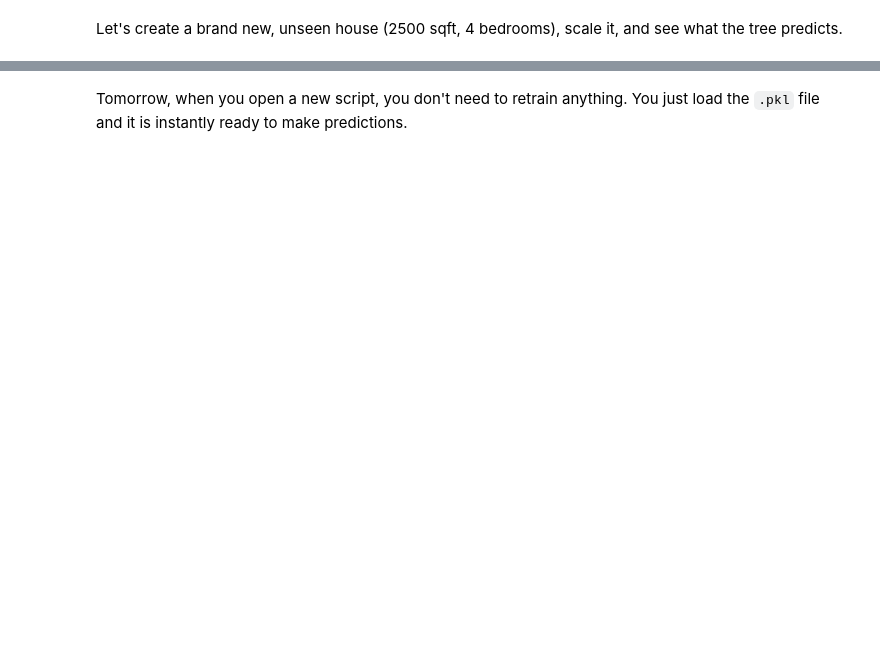
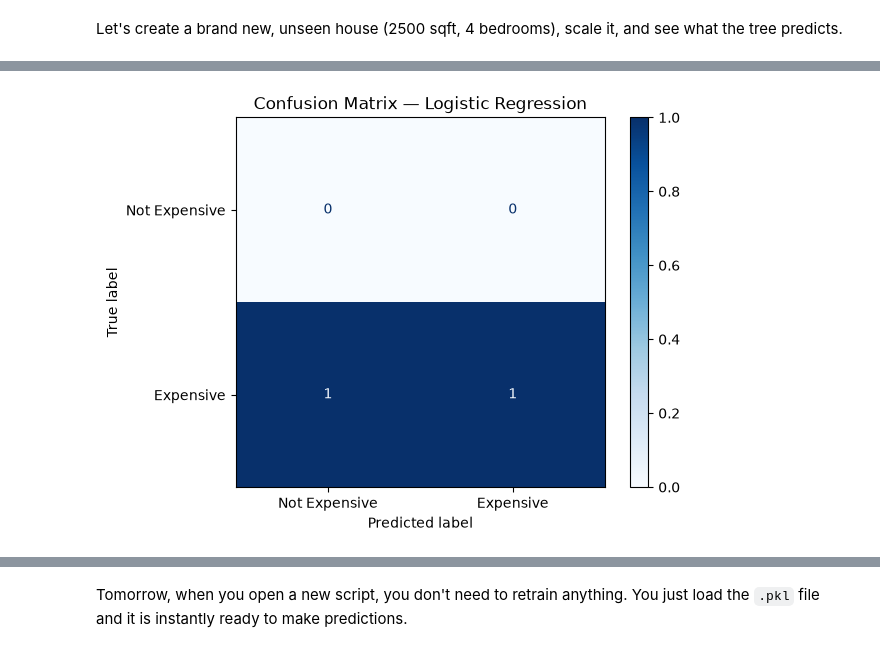
Before and after one commit to Argivist/Python-Package-Tutorial-and-Guidebooks, a Jupyter notebook: SciKit.ipynb, the cells around one changed output, grey strips where cells are left out. Cells and saved outputs as stored; diff of their text form; code cells hidden in the pictures; blank space fills up the shorter version.

```diff
--- a/SciKit.ipynb
+++ b/SciKit.ipynb
@@ -92,8 +125,19 @@ Let's initialize a classification model called Logistic Regression and train it.
-# %%
-from sklearn.linear_model import LogisticRegression
-
-# Initialize the model
-clf_model = LogisticRegression()
-
-# Train the model using the training clues and training answers
-clf_model.fit(X_train_scaled, y_train)
+# %%
+from sklearn.linear_model import LogisticRegression
+from sklearn.ensemble import RandomForestClassifier
+from sklearn.svm import SVC
+
+# --- Option 1: Logistic Regression ---
+# Good default for binary classification problems
+clf_lr = LogisticRegression()
+clf_lr.fit(X_train_scaled, y_train)
+
+# --- Option 2: Random Forest ---
+# An ensemble of many decision trees — often more accurate on messy data
+clf_rf = RandomForestClassifier(n_estimators=100, random_state=42)
+clf_rf.fit(X_train_scaled, y_train)
+
+# --- Option 3: Support Vector Machine ---
+# Finds the widest possible boundary between classes
+clf_svc = SVC()
+clf_svc.fit(X_train_scaled, y_train)
@@ -183,0 +441,16 @@ shopper_data
+# %%
+from sklearn.metrics import confusion_matrix, ConfusionMatrixDisplay
+import matplotlib.pyplot as plt
+
+# Re-use the Logistic Regression model from Part 4
+clf_lr = LogisticRegression()
+clf_lr.fit(X_train_scaled, y_train)
+pred_lr = clf_lr.predict(X_test_scaled)
+
+cm = confusion_matrix(y_test, pred_lr)
+disp = ConfusionMatrixDisplay(confusion_matrix=cm, display_labels=['Not Expensive', 'Expensive'])
+disp.plot(cmap='Blues')
+plt.title('Confusion Matrix — Logistic Regression')
+plt.show()
+# %% [output]
+[figure, added]
```
Also changed, not shown: parts of 43 cells of this notebook.
